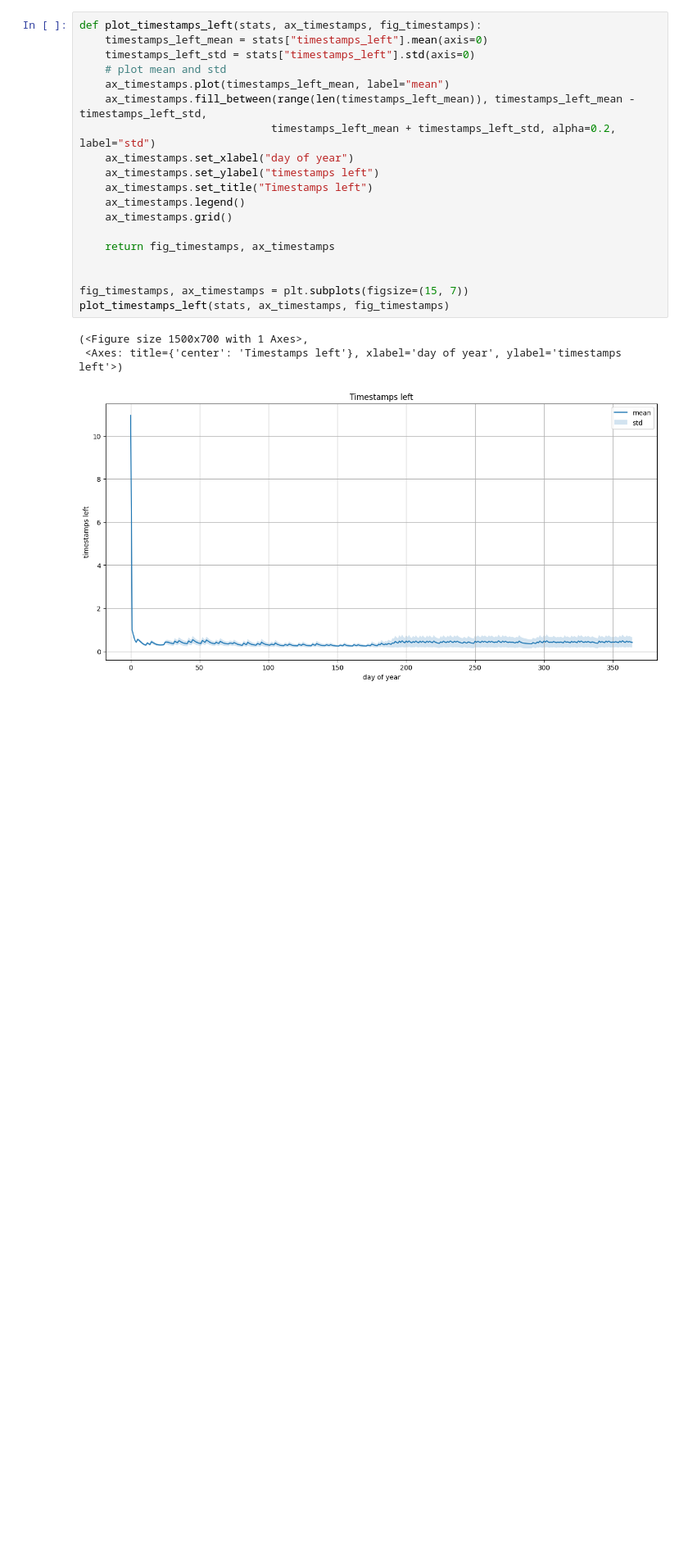
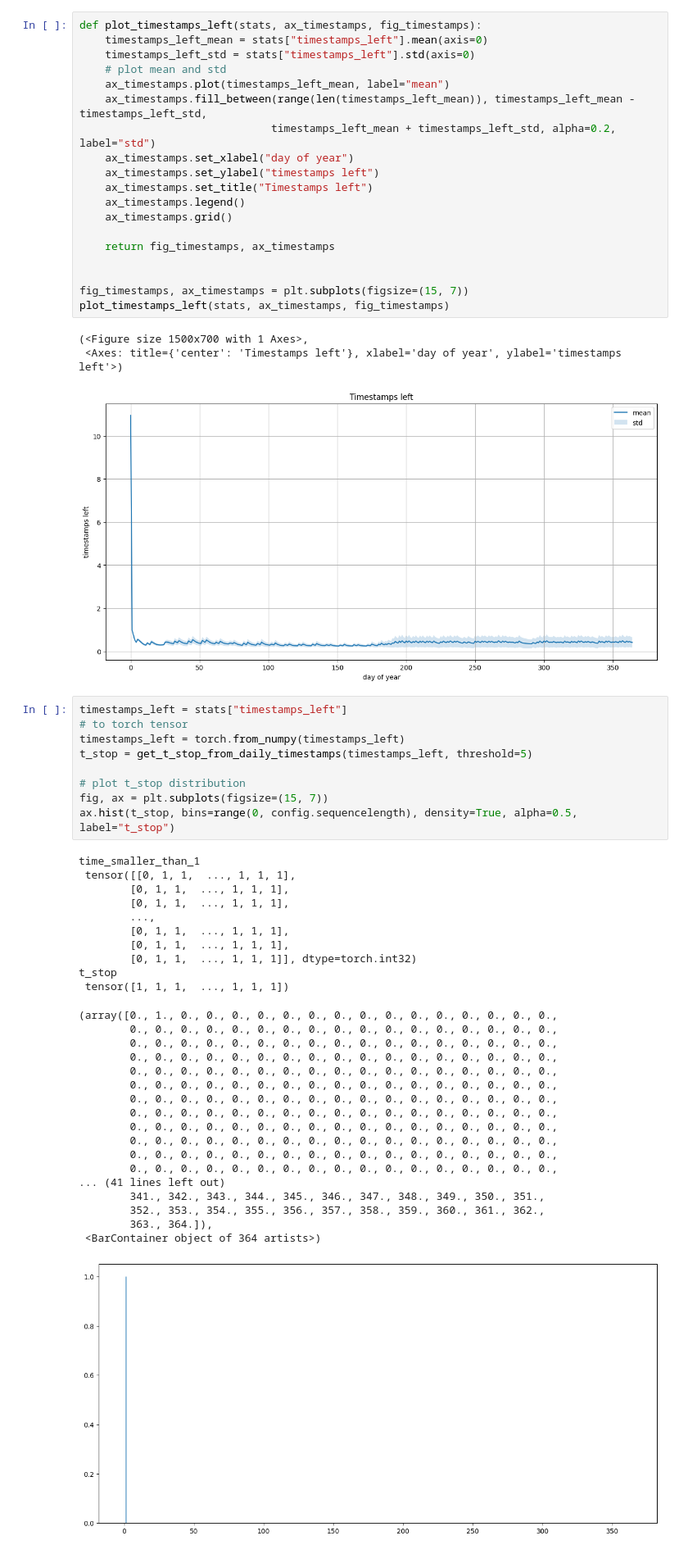
Before and after one commit to Aurenore/elects, a Jupyter notebook: coding_test/daily_reward_loss_test.ipynb, the cells around one changed output. Shown at 82% size. Saved outputs shown, nothing was run; the diff lists cells and outputs as text; blank space fills up the shorter version.

Commit message:
corrected get_t_stop_from_daily_timestamps

```diff
--- a/coding_test/daily_reward_loss_test.ipynb
+++ b/coding_test/daily_reward_loss_test.ipynb
@@ -198,3 +201,41 @@ plot_timestamps_left(stats, ax_timestamps, fig_timestamps)
 (<Figure size 1500x700 with 1 Axes>,
  <Axes: title={'center': 'Timestamps left'}, xlabel='day of year', ylabel='timestamps left'>)
 [figure]
+# %%
+timestamps_left = stats["timestamps_left"]
+# to torch tensor
+timestamps_left = torch.from_numpy(timestamps_left)
+t_stop = get_t_stop_from_daily_timestamps(timestamps_left, threshold=5)
+
+# plot t_stop distribution
+fig, ax = plt.subplots(figsize=(15, 7))
+ax.hist(t_stop, bins=range(0, config.sequencelength), density=True, alpha=0.5, label="t_stop")
+# %% [output]
+time_smaller_than_1
+ tensor([[0, 1, 1,  ..., 1, 1, 1],
+        [0, 1, 1,  ..., 1, 1, 1],
+        [0, 1, 1,  ..., 1, 1, 1],
+        ...,
+        [0, 1, 1,  ..., 1, 1, 1],
+        [0, 1, 1,  ..., 1, 1, 1],
+        [0, 1, 1,  ..., 1, 1, 1]], dtype=torch.int32)
+t_stop
+ tensor([1, 1, 1,  ..., 1, 1, 1])
+(array([0., 1., 0., 0., 0., 0., 0., 0., 0., 0., 0., 0., 0., 0., 0., 0., 0.,
+        0., 0., 0., 0., 0., 0., 0., 0., 0., 0., 0., 0., 0., 0., 0., 0., 0.,
+        0., 0., 0., 0., 0., 0., 0., 0., 0., 0., 0., 0., 0., 0., 0., 0., 0.,
+        0., 0., 0., 0., 0., 0., 0., 0., 0., 0., 0., 0., 0., 0., 0., 0., 0.,
+        0., 0., 0., 0., 0., 0., 0., 0., 0., 0., 0., 0., 0., 0., 0., 0., 0.,
+        0., 0., 0., 0., 0., 0., 0., 0., 0., 0., 0., 0., 0., 0., 0., 0., 0.,
+        0., 0., 0., 0., 0., 0., 0., 0., 0., 0., 0., 0., 0., 0., 0., 0., 0.,
+        0., 0., 0., 0., 0., 0., 0., 0., 0., 0., 0., 0., 0., 0., 0., 0., 0.,
+        0., 0., 0., 0., 0., 0., 0., 0., 0., 0., 0., 0., 0., 0., 0., 0., 0.,
+        0., 0., 0., 0., 0., 0., 0., 0., 0., 0., 0., 0., 0., 0., 0., 0., 0.,
+        0., 0., 0., 0., 0., 0., 0., 0., 0., 0., 0., 0., 0., 0., 0., 0., 0.,
+        0., 0., 0., 0., 0., 0., 0., 0., 0., 0., 0., 0., 0., 0., 0., 0., 0.,
+... (41 lines left out)
+        341., 342., 343., 344., 345., 346., 347., 348., 349., 350., 351.,
+        352., 353., 354., 355., 356., 357., 358., 359., 360., 361., 362.,
+        363., 364.]),
+ <BarContainer object of 364 artists>)
+[figure, added]
```
Also changed, not shown: parts of 5 cells of this notebook, 1 other file.
